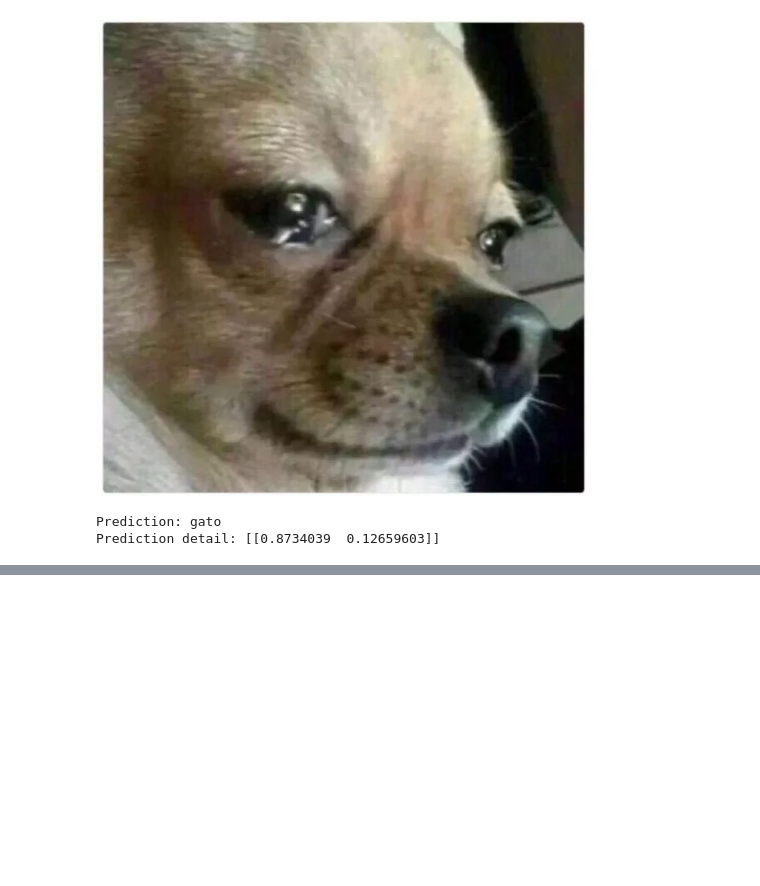
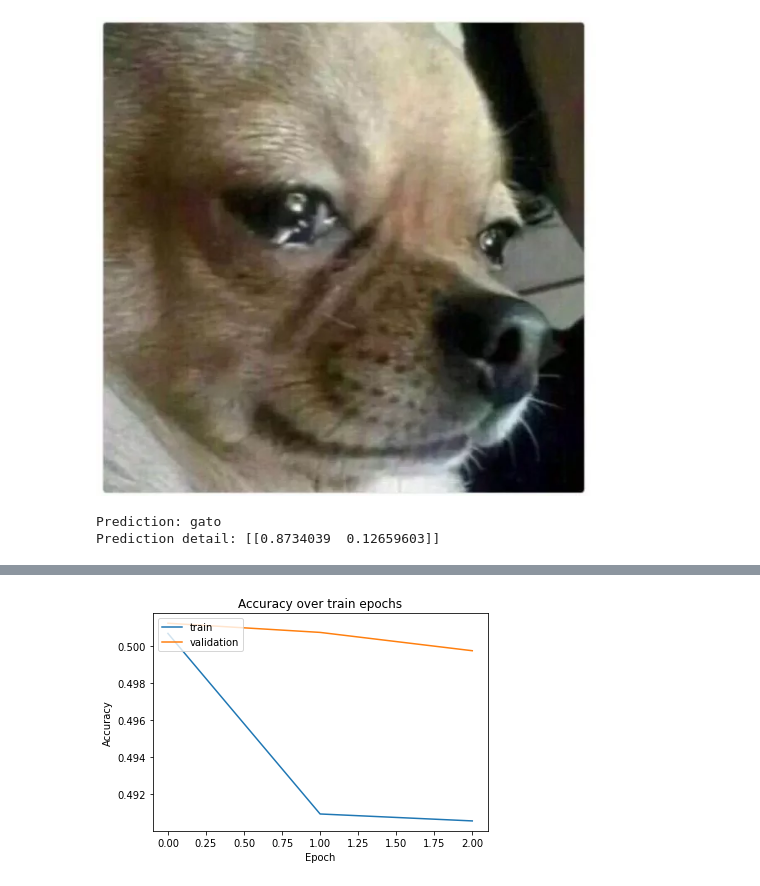
Before and after one commit to nicotabin/entregasML, a Jupyter notebook: TP3/tp3_cv.ipynb, the cells around one changed output, grey strips where cells are left out. Cells and saved outputs as stored; diff of their text form; code cells hidden in the pictures; blank space fills up the shorter version.

```diff
--- a/TP3/tp3_cv.ipynb
+++ b/TP3/tp3_cv.ipynb
@@ -261,0 +269,29 @@ Prediction detail: [[0.8734039  0.12659603]]
+# %%
+model_mlp = Sequential([
+    # si queremos usar MLP básico:
+    Dense(100, activation='relu', input_shape=(64, 64, 3)),
+    Dropout(0.2),
+    # /fin MLP básico
+
+    Flatten(),
+
+    Dense(100, activation='relu'),
+    Dropout(0.2),
+    Dense(100, activation='relu'),
+    Dropout(0.2),
+    Dense(100, activation='relu'),
+    Dense(len(ANIMALES), activation='sigmoid'),
+])
+
+model_mlp.compile(
+    optimizer='adam',
+    loss='categorical_crossentropy',
+    metrics=['accuracy',],
+)
+# %%
+history = model_mlp.fit(
+    train,
+    epochs=3,
+    batch_size=128,
+    validation_data=validation
+)
@@ -261,0 +305,10 @@ Prediction detail: [[0.8734039  0.12659603]]
+# %%
+plt.plot(history.history['accuracy'], label='train')
+plt.plot(history.history['val_accuracy'], label='validation')
+plt.title('Accuracy over train epochs')
+plt.ylabel('Accuracy')
+plt.xlabel('Epoch')
+plt.legend(loc='upper left')
+plt.show()
+# %% [output]
+[figure, added]
```
Also changed, not shown: parts of 6 cells of this notebook.
